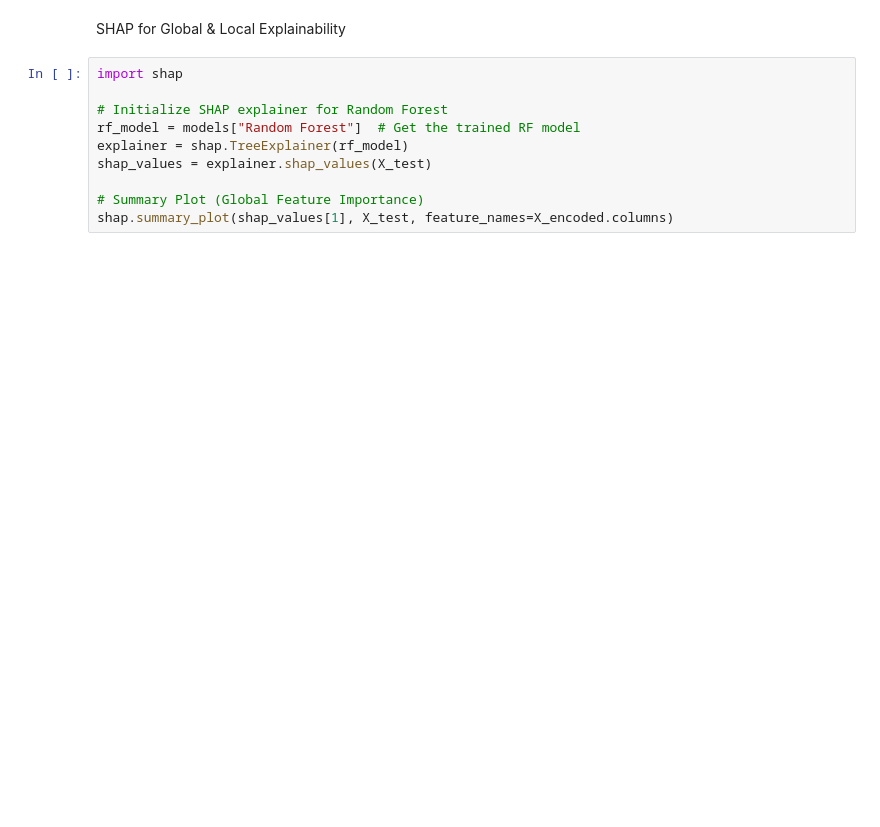
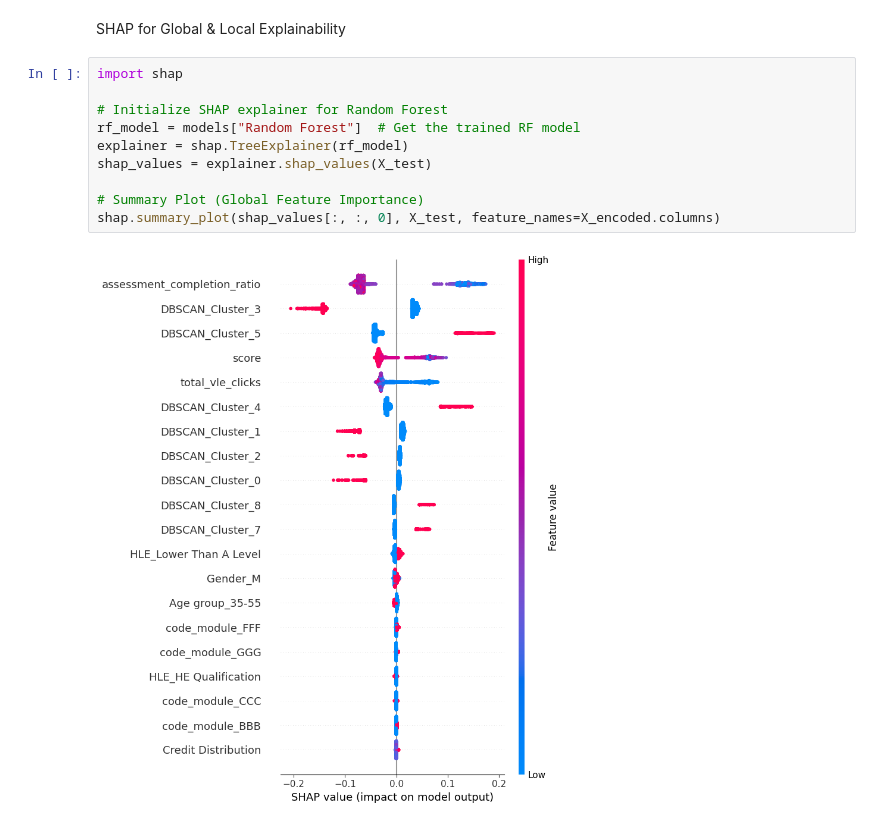
Before and after one commit to buppanasu/Student-Grade-Predictor, a Jupyter notebook: 2)ML_Algo/KMeans.ipynb, the cells around one changed output. Saved outputs shown, nothing was run; the diff lists cells and outputs as text; blank space fills up the shorter version.

```diff
--- a/2)ML_Algo/KMeans.ipynb
+++ b/2)ML_Algo/KMeans.ipynb
@@ -571,10 +665,12 @@ SHAP for Global & Local Explainability
 # %%
 import shap
 
 # Initialize SHAP explainer for Random Forest
 rf_model = models["Random Forest"]  # Get the trained RF model
 explainer = shap.TreeExplainer(rf_model)
 shap_values = explainer.shap_values(X_test)
 
 # Summary Plot (Global Feature Importance)
-shap.summary_plot(shap_values[1], X_test, feature_names=X_encoded.columns)
+shap.summary_plot(shap_values[:, :, 0], X_test, feature_names=X_encoded.columns)
+# %% [output]
+[figure, added]
```
Also changed, not shown: parts of 5 cells of this notebook, 2 other files.
